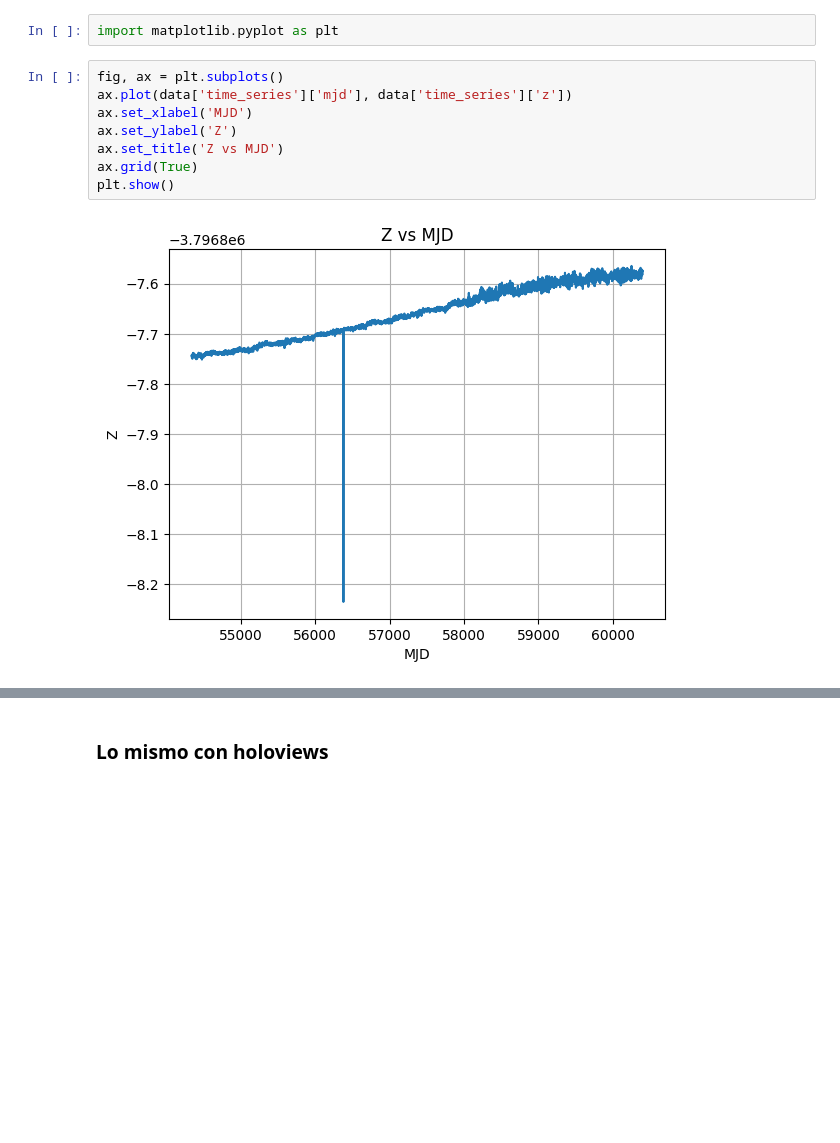
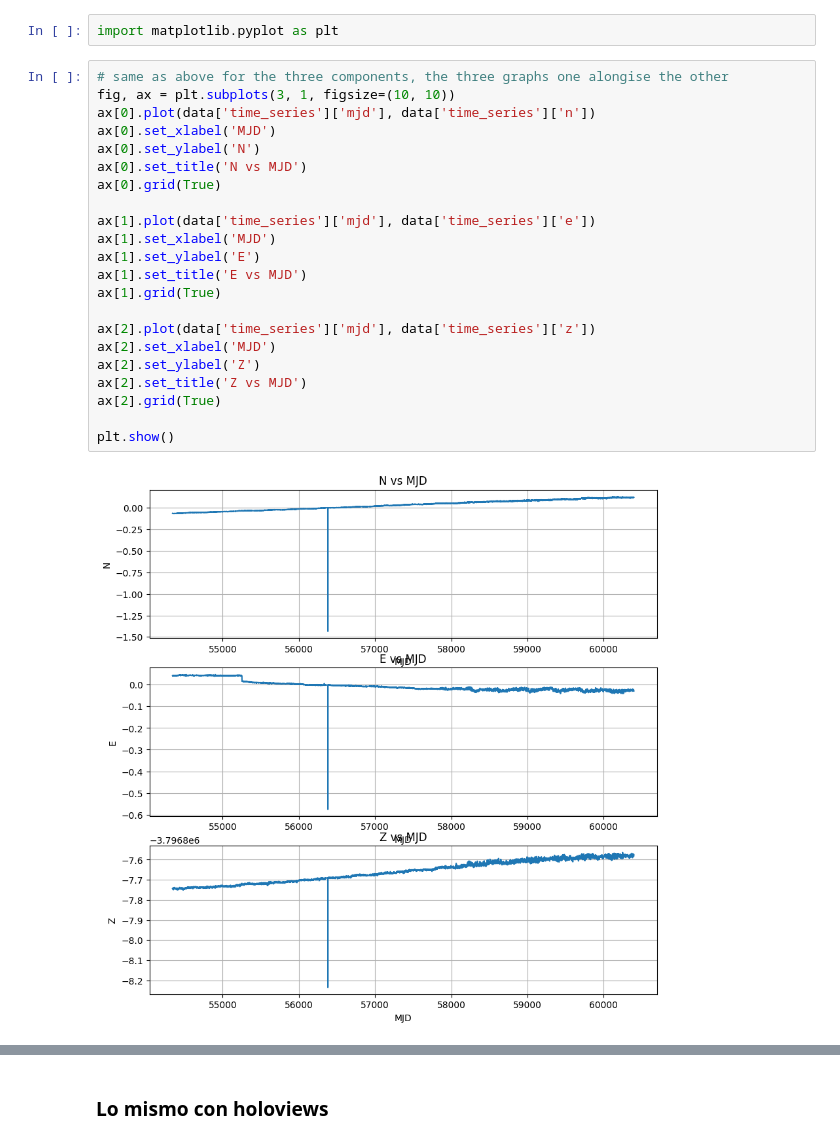
Before and after one commit to bettachini/tallerTesis, a Jupyter notebook: ramsacErrors/leeUno.ipynb, the cells around one changed output, grey strips where cells are left out. Drawn from its saved outputs; the diff is of its cells as text; blank space fills up the shorter version.

```diff
--- a/ramsacErrors/leeUno.ipynb
+++ b/ramsacErrors/leeUno.ipynb
@@ -23,13 +40,27 @@ data['time_series'].keys()
 dict_keys(['mjd', 'e', 'model_neu', 'n', 'filter', 'u', 't', 'y', 'x', 'z', 'weights', 'residuals'])
 # %%
 import matplotlib.pyplot as plt
-# %%
-fig, ax = plt.subplots()
-ax.plot(data['time_series']['mjd'], data['time_series']['z'])
-ax.set_xlabel('MJD')
-ax.set_ylabel('Z')
-ax.set_title('Z vs MJD')
-ax.grid(True)
-plt.show()
-# %% [output]
-[figure, removed]
+# %%
+# same as above for the three components, the three graphs one alongise the other
+fig, ax = plt.subplots(3, 1, figsize=(10, 10))
+ax[0].plot(data['time_series']['mjd'], data['time_series']['n'])
+ax[0].set_xlabel('MJD')
+ax[0].set_ylabel('N')
+ax[0].set_title('N vs MJD')
+ax[0].grid(True)
+
+ax[1].plot(data['time_series']['mjd'], data['time_series']['e'])
+ax[1].set_xlabel('MJD')
+ax[1].set_ylabel('E')
+ax[1].set_title('E vs MJD')
+ax[1].grid(True)
+
+ax[2].plot(data['time_series']['mjd'], data['time_series']['z'])
+ax[2].set_xlabel('MJD')
+ax[2].set_ylabel('Z')
+ax[2].set_title('Z vs MJD')
+ax[2].grid(True)
+
+plt.show()
+# %% [output]
+[figure, added]
```
Also changed, not shown: parts of 14 cells of this notebook, 2 other files.
